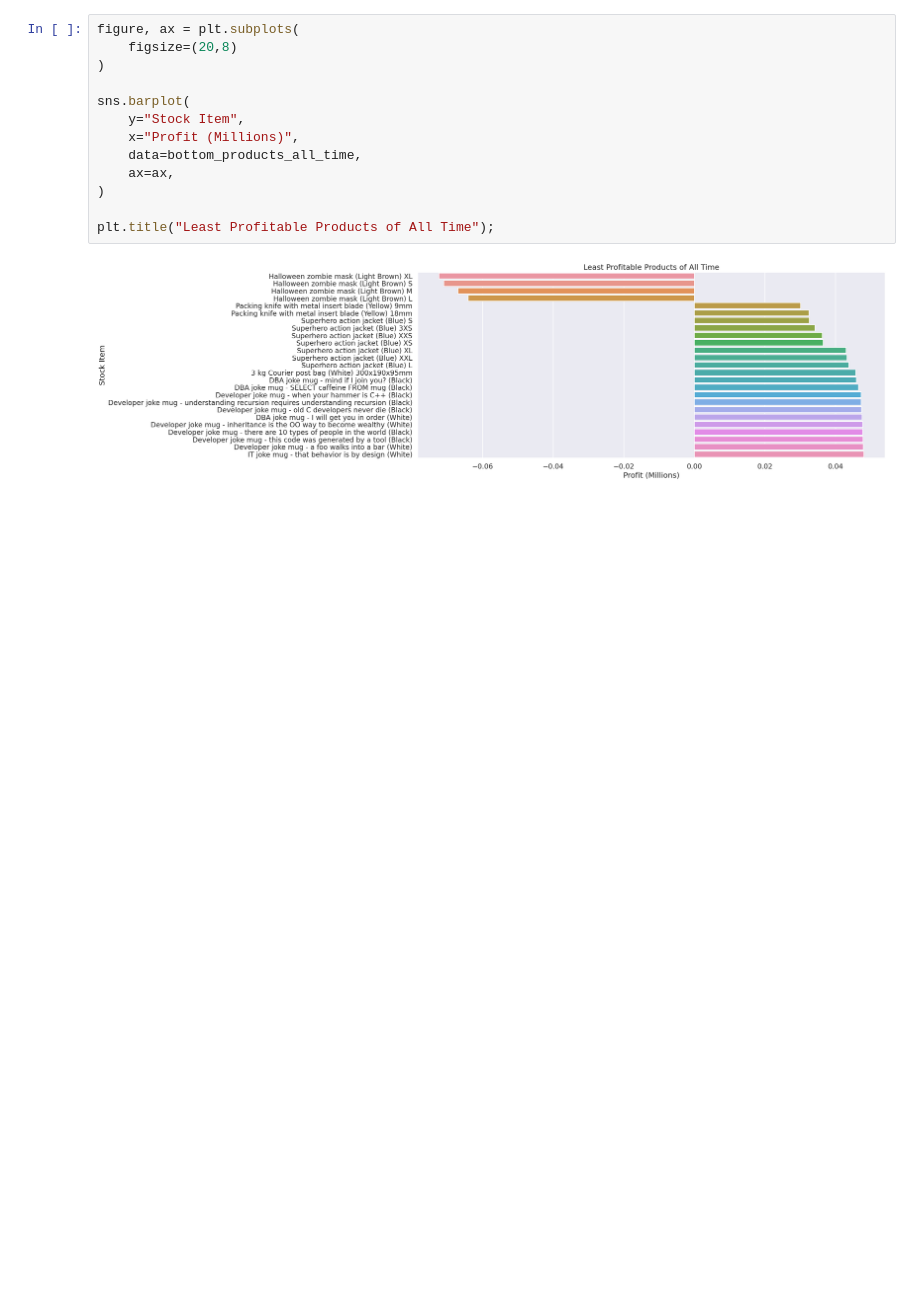
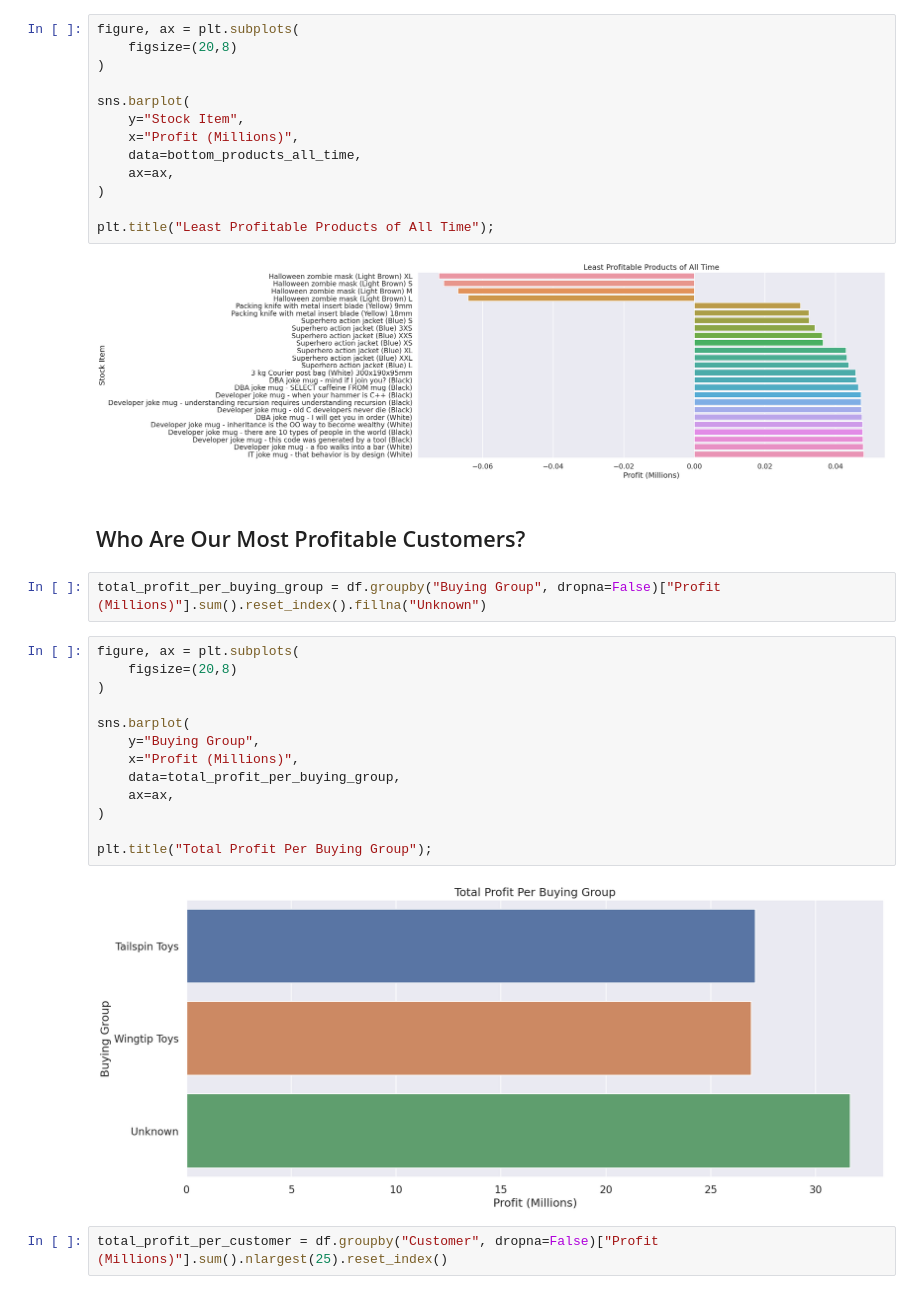
Before and after one commit to Max-FM/dataplatforms_project, a Jupyter notebook: analysis.ipynb, the cells around one changed output. Saved outputs shown, nothing was run; the diff lists cells and outputs as text; blank space fills up the shorter version.

Commit message:
Explore total profits w.r.t. customers, locations and salespeople

```diff
--- a/analysis.ipynb
+++ b/analysis.ipynb
@@ -376,3 +370,24 @@ sns.barplot(
 plt.title("Least Profitable Products of All Time");
 # %% [output]
 [figure]
+# %% [markdown]
+## Who Are Our Most Profitable Customers?
+# %%
+total_profit_per_buying_group = df.groupby("Buying Group", dropna=False)["Profit (Millions)"].sum().reset_index().fillna("Unknown")
+# %%
+figure, ax = plt.subplots(
+    figsize=(20,8)
+)
+
+sns.barplot(
+    y="Buying Group",
+    x="Profit (Millions)",
+    data=total_profit_per_buying_group,
+    ax=ax,
+)
+
+plt.title("Total Profit Per Buying Group");
+# %% [output]
+[figure, added]
+# %%
+total_profit_per_customer = df.groupby("Customer", dropna=False)["Profit (Millions)"].sum().nlargest(25).reset_index()
```
Also changed, not shown: parts of 11 cells of this notebook.
